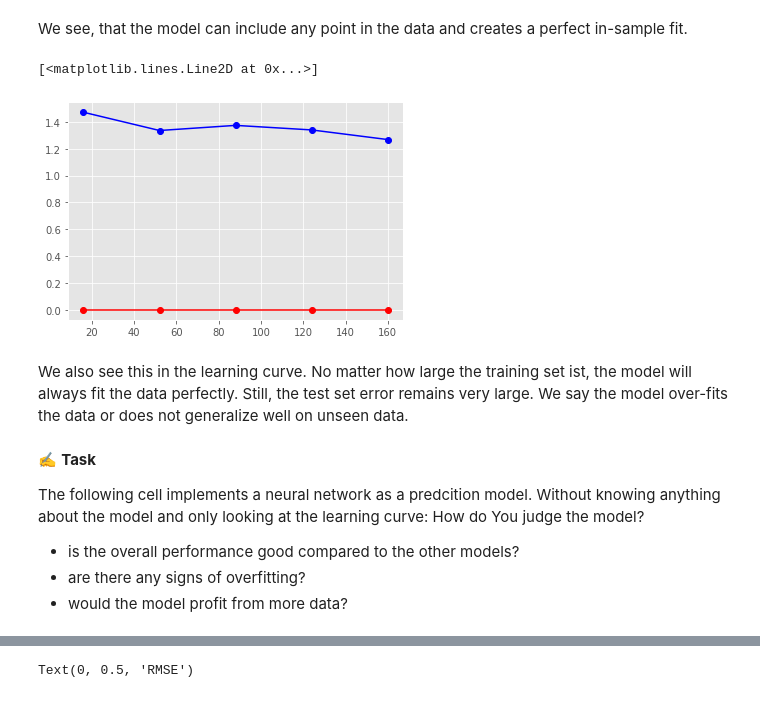
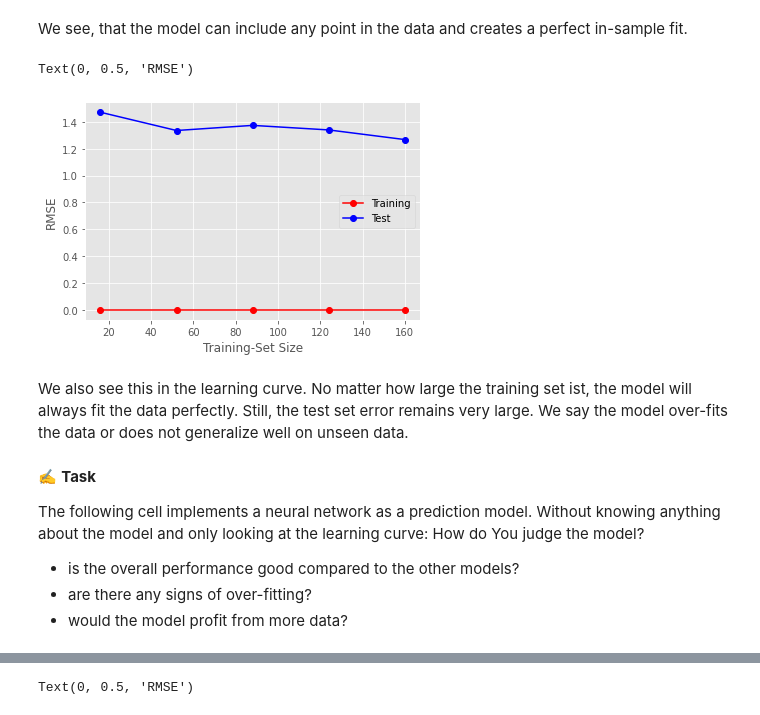
Before and after one commit to jhumci/BLT_BDS, a Jupyter notebook: 6_Data_Science.ipynb, the cells around one changed output, grey strips where cells are left out. Drawn from its saved outputs; the diff is of its cells as text; code cells hidden in the pictures.

```diff
--- a/6_Data_Science.ipynb
+++ b/6_Data_Science.ipynb
@@ -673,20 +718,23 @@ We see, that the model can include any point in the data and creates a perfect i
 # %%
 train_sizes, train_scores, test_scores, fit_times, _ = learning_curve(tree_model, X, y, cv=5,return_times=True, scoring = "neg_root_mean_squared_error")
 
 plt.plot(train_sizes,-np.mean(train_scores,axis=1),'ro-')
 plt.plot(train_sizes,-np.mean(test_scores,axis=1),'bo-')
+plt.legend(['Training', 'Test'])
+plt.xlabel('Training-Set Size')
+plt.ylabel('RMSE')
 # %% [output]
-[<matplotlib.lines.Line2D at 0x...>]
+Text(0, 0.5, 'RMSE')
-[figure, old version]
+[figure, new version]
 # %% [markdown]
 We also see this in the learning curve. No matter how large the training set ist, the model will always fit the data perfectly. Still, the test set error remains very large. We say the model over-fits the data or does not generalize well on unseen data.
 # %% [markdown]
 ✍️ **Task**
 
-The following cell implements a neural network as a predcition model. Without knowing anything about the model and only looking at the learning curve: How do You judge the model?
+The following cell implements a neural network as a prediction model. Without knowing anything about the model and only looking at the learning curve: How do You judge the model?
 
 - is the overall performance good compared to the other models?
-- are there any signs of overfitting?
+- are there any signs of over-fitting?
 - would the model profit from more data?
 # %%
 np.random.seed(1)
```
Also changed, not shown: parts of 49 cells of this notebook, 5 other files.
